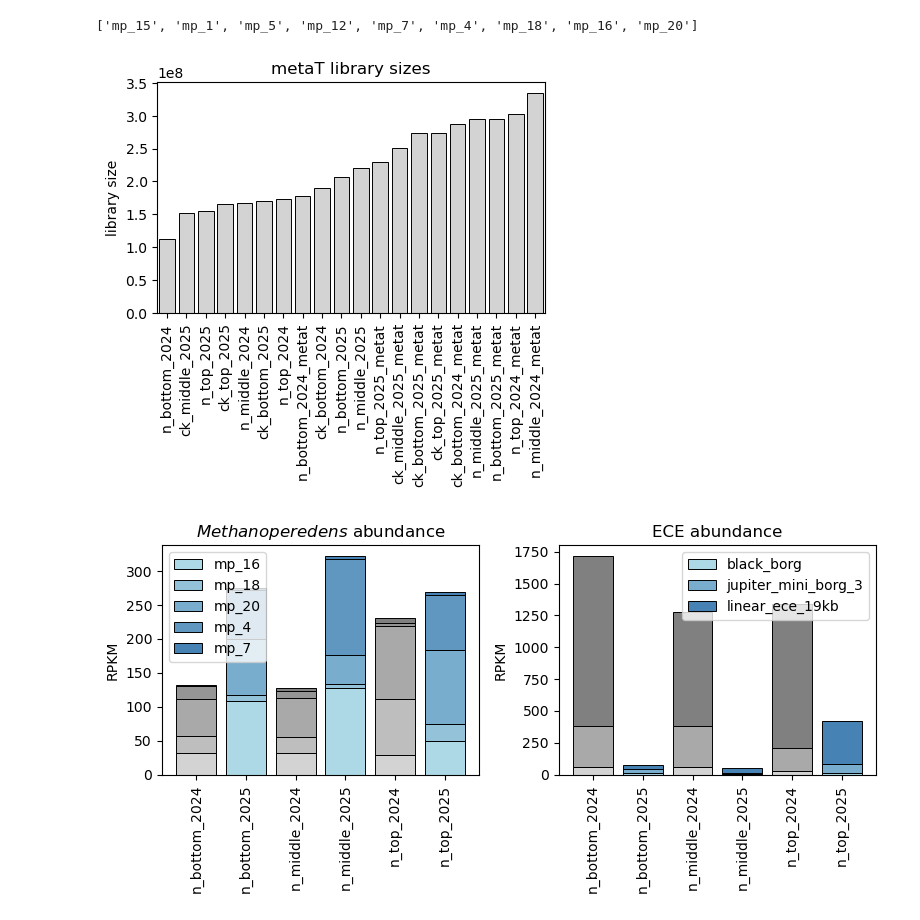
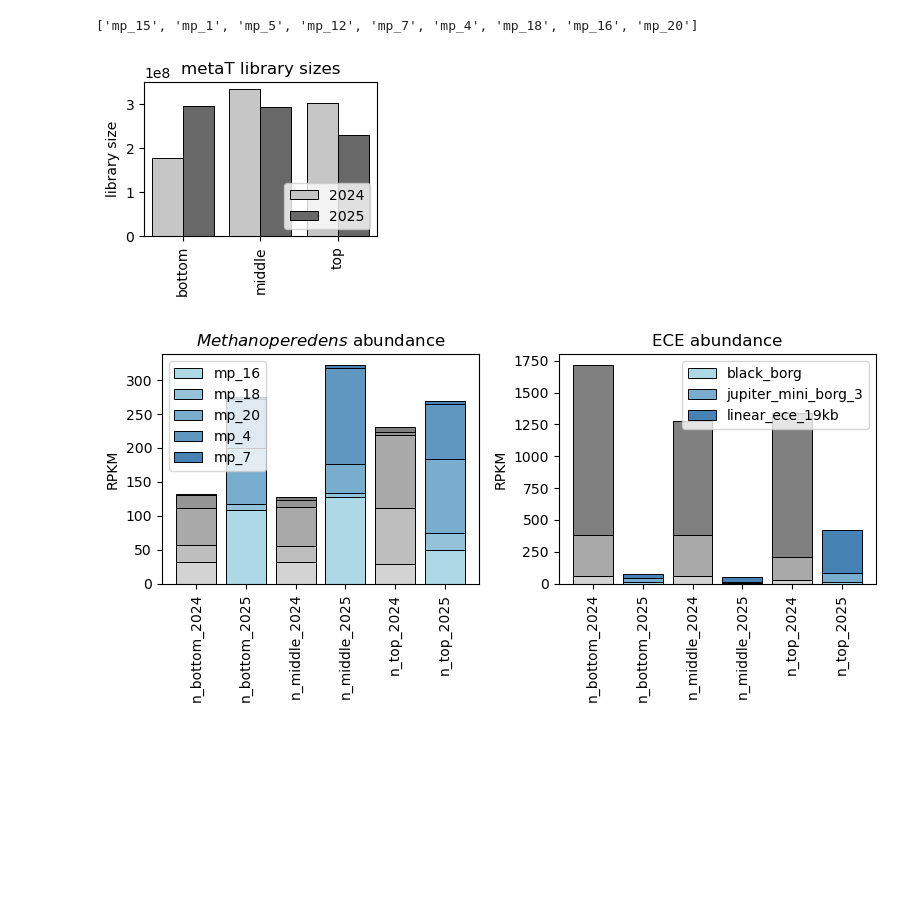
Before and after one commit to pipparichter/banfield, a Jupyter notebook: notebooks/sandbox-1.ipynb, the cells around one changed output. Cells and saved outputs as stored; diff of their text form; code cells hidden in the pictures; blank space fills up the shorter version.

```diff
--- a/notebooks/sandbox-1.ipynb
+++ b/notebooks/sandbox-1.ipynb
@@ -80,23 +77,22 @@ mp_genome_ids
 ['mp_15', 'mp_1', 'mp_5', 'mp_12', 'mp_7', 'mp_4', 'mp_18', 'mp_16', 'mp_20']
 # %%
 
-fig, ax = plt.subplots(figsize=(5, 3))
-figure_df =  bbduk_df[bbduk_df.index.str.contains('ck_|n_')].copy() # Bioreactor samples only.
+fig, ax = plt.subplots(figsize=(3, 2))
+figure_df =  bbduk_df[(bbduk_df.reactor == 'n') & (bbduk_df.index.str.contains('metat'))].copy() # Bioreactor samples only.
 figure_df = figure_df.reset_index(drop=False)
-figure_df = figure_df.sort_values('library_size')
-sns.barplot(figure_df, y='library_size', x='sample_id', color='lightgray', edgecolor='black', lw=0.7) #, hue='library_size', palette='Grays', legend=False)
+figure_df['sample_id'] = figure_df.sample_id.str.replace('_metat', '')
+figure_df['sample_id'] = figure_df.location
+figure_df = figure_df.sort_values(['location', 'year'])
+sns.barplot(figure_df, y='library_size', hue='year', palette='Grays', x='sample_id', color='lightgray', edgecolor='black', lw=0.7) #, hue='library_size', palette='Grays', legend=False)
 ax.set_xlabel('')
 ax.set_xticks(ax.get_xticks(), ax.get_xticklabels(), rotation=90)
 ax.set_ylabel('library size')
 ax.set_title('metaT library sizes')
+ax.get_legend().set_title('')
+sns.move_legend(ax, loc='lower right')
 plt.show()
-# for row in bbduk_df[bbduk_df.index.str.contains('ck_|n_')].itertuples():
-#     print(row.Index, row.library_size)
-
-# Library sizes range from around 150,000,000 to 350,000,000. Probably want to be more lenient than not, so select a CPM
-# which could correspond to a count of ~5 for 1e8, or (5 / (1e8 / 1e6))
 # %% [output]
-[figure, old version]
+[figure, new version]
 # %%
 
 # def remove_low_abundance_genomes(coverm_df, min_rpkm:float=1, min_n_samples:int=1):
```
Also changed, not shown: parts of 1 cell of this notebook, 6 other files.
